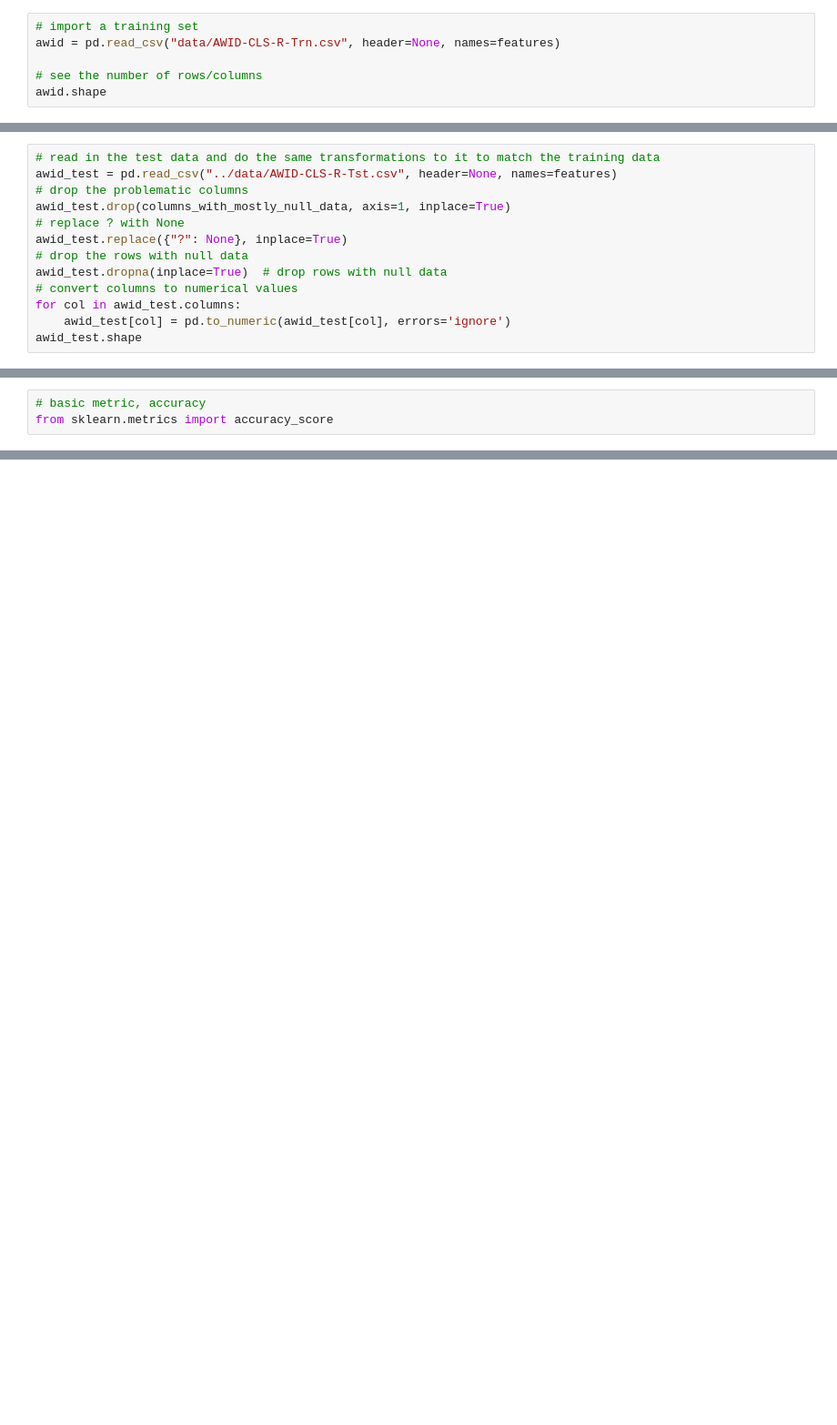
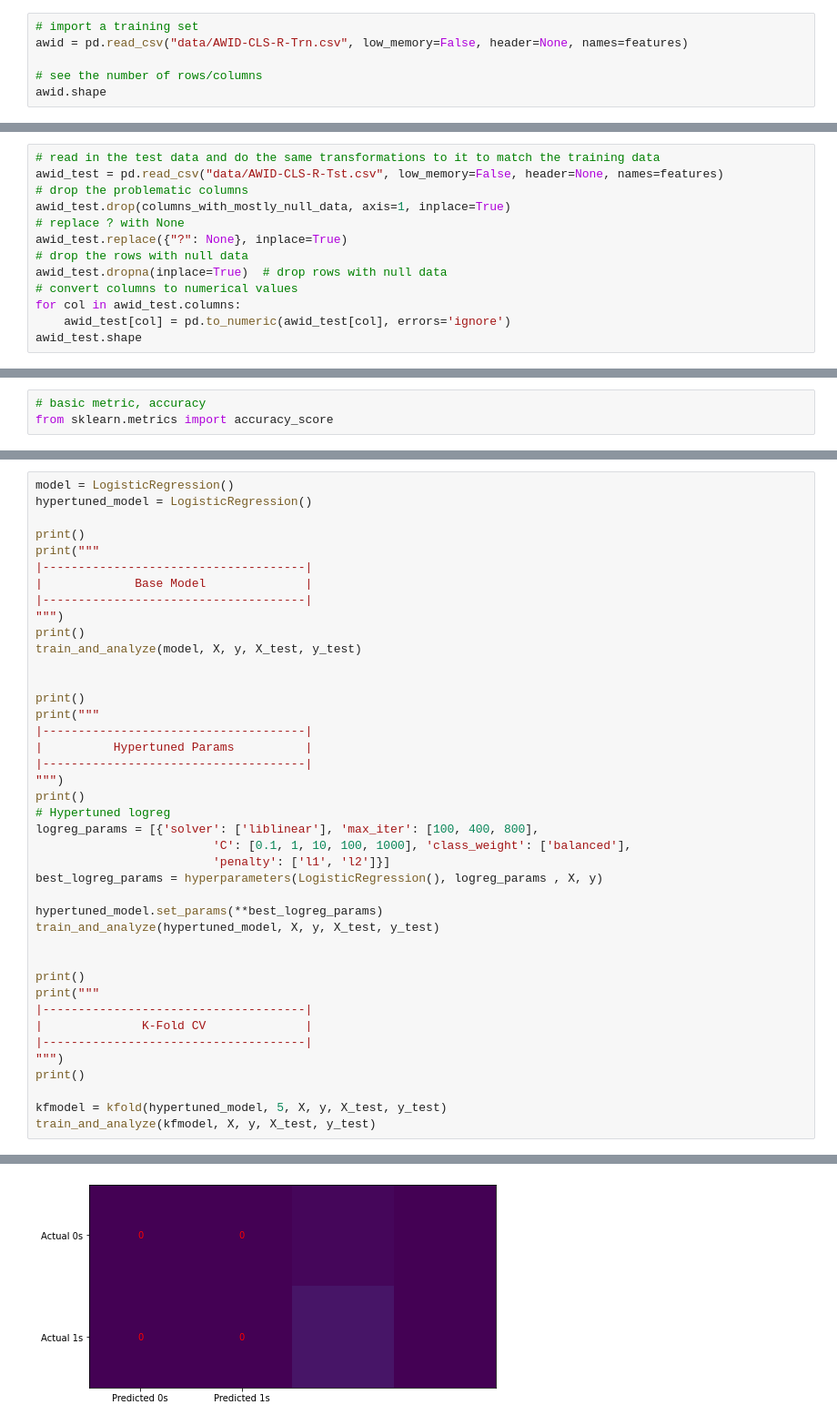
Before and after one commit to VascoRegal/ML-cybersecurity, a Jupyter notebook: main.ipynb, the cells around one changed output, grey strips where cells are left out. Shown at 91% size. Saved outputs shown, nothing was run; the diff lists cells and outputs as text; blank space fills up the shorter version.

Commit message:
add Hypertuning and KFold CV

```diff
--- a/main.ipynb
+++ b/main.ipynb
@@ -164,7 +164,7 @@ features = ['frame.interface_id',
  'class']
 # %%
 # import a training set
-awid = pd.read_csv("data/AWID-CLS-R-Trn.csv", header=None, names=features)
+awid = pd.read_csv("data/AWID-CLS-R-Trn.csv", low_memory=False, header=None, names=features)
 
 # see the number of rows/columns
 awid.shape
@@ -231,6 +302,6 @@ nb.fit(X, y)
 # %%
 # read in the test data and do the same transformations to it to match the training data
-awid_test = pd.read_csv("../data/AWID-CLS-R-Tst.csv", header=None, names=features)
+awid_test = pd.read_csv("data/AWID-CLS-R-Tst.csv", low_memory=False, header=None, names=features)
 # drop the problematic columns
 awid_test.drop(columns_with_mostly_null_data, axis=1, inplace=True)
 # replace ? with None
@@ -350,0 +507,42 @@ plt.show()
+# %%
+model = LogisticRegression()
+hypertuned_model = LogisticRegression()
+
+print()
+print("""
+|-------------------------------------|
+|             Base Model              |
+|-------------------------------------|
+""")
+print()
+train_and_analyze(model, X, y, X_test, y_test)
+
+
+print()
+print("""
+|-------------------------------------|
+|          Hypertuned Params          |
+|-------------------------------------|
+""")
+print()
+# Hypertuned logreg
+logreg_params = [{'solver': ['liblinear'], 'max_iter': [100, 400, 800],
+                         'C': [0.1, 1, 10, 100, 1000], 'class_weight': ['balanced'],
+                         'penalty': ['l1', 'l2']}]
+best_logreg_params = hyperparameters(LogisticRegression(), logreg_params , X, y)
+
+hypertuned_model.set_params(**best_logreg_params)
+train_and_analyze(hypertuned_model, X, y, X_test, y_test)
+
+
+print()
+print("""
+|-------------------------------------|
+|              K-Fold CV              |
+|-------------------------------------|
+""")
+print()
+
+kfmodel = kfold(hypertuned_model, 5, X, y, X_test, y_test)
+train_and_analyze(kfmodel, X, y, X_test, y_test)
+# %% [output]
@@ -350,0 +562 @@ plt.show()
+[figure, added]
```
Also changed, not shown: parts of 24 cells of this notebook.
